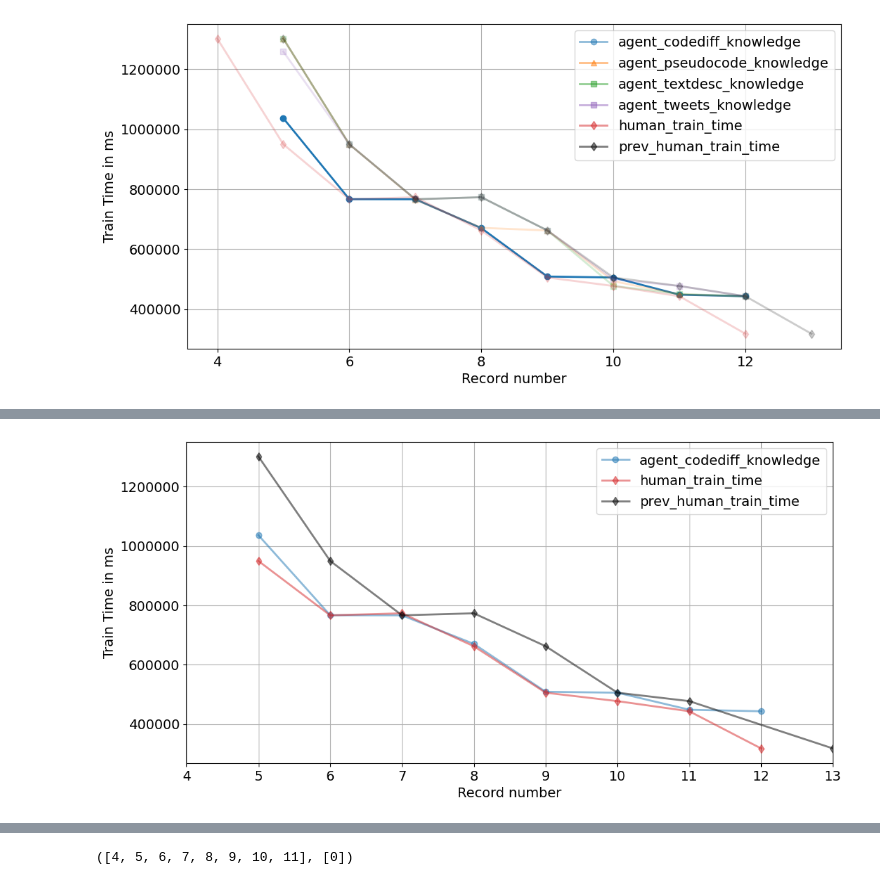
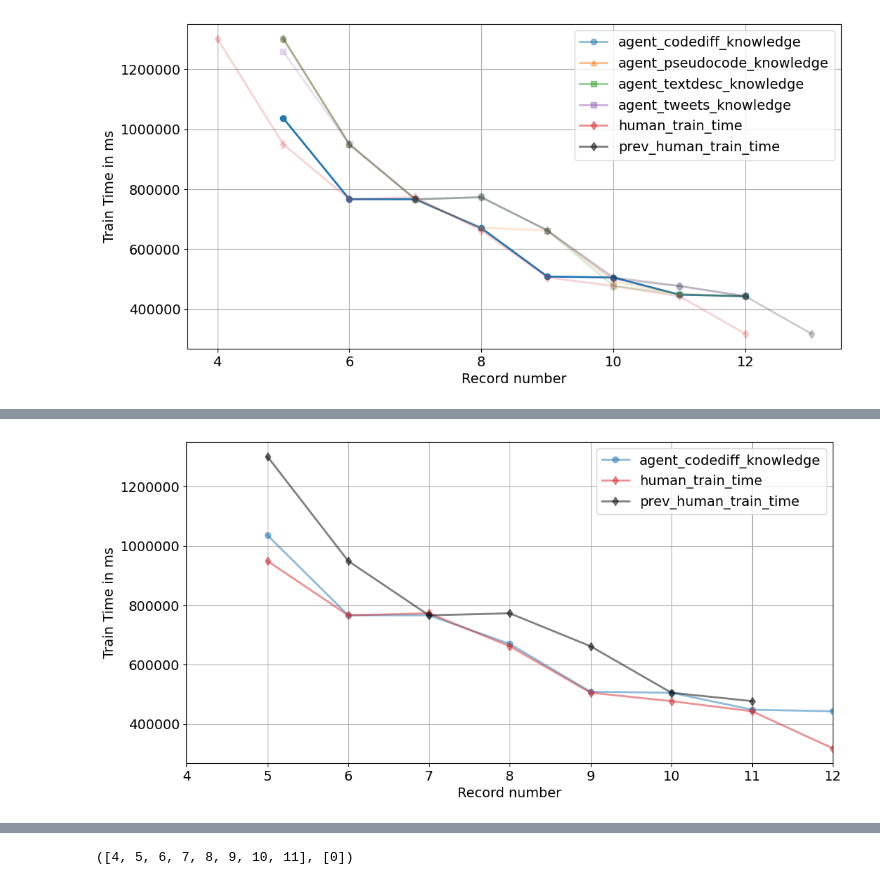
Before and after one commit to facebookresearch/llm-speedrunner, a Jupyter notebook: results.ipynb, the cells around one changed output, grey strips where cells are left out. Saved outputs shown, nothing was run; the diff lists cells and outputs as text; code cells hidden in the pictures.

```diff
--- a/results.ipynb
+++ b/results.ipynb
@@ -8,12 +8,12 @@ from parse_levels import find_levels_in_configs, find_levels_in_configs_glob
 import pandas as pd
 import matplotlib.ticker as ticker
 # %%
-workspace_base_path = lambda item: os.path.join('old_workspaces', 'nanogpt_speedrun', item)
+workspace_base_path = lambda item: os.path.join('/checkpoint/maui/zhaobc/scientist/workspace', 'nanogpt_speedrun', item)
 # %%
 ori_results = find_levels_in_configs_glob(
     [
-        'old_workspaces/nanogpt_speedrun/record_*_20250401_*',
-        'old_workspaces/nanogpt_speedrun/record_*_20250331_*'
+        '/checkpoint/maui/zhaobc/scientist/workspace/nanogpt_speedrun/record_*_20250401_*',
+        '/checkpoint/maui/zhaobc/scientist/workspace/nanogpt_speedrun/record_*_20250331_*'
     ]
 )
 # %% [output]
@@ -429,29 +545,35 @@ del new_human_train_time_dict[4]
 # %%
 cmap = plt.get_cmap('tab10')
 fig, ax = plt.subplots()
 x_list = list(range(5, 12))
 # Plot all curves with initial alpha=0.5
+# del agent_record[12]
+# del new_human_train_time_dict[12]
+# del prev_human_train_time_dict[12]
+# del prev_human_train_time_dict[13]
+# human_std
 ax.plot(agent_record.keys(), agent_record.values(),
         label='agent_codediff_knowledge',
         color=cmap(0), linestyle='-', marker='o', linewidth=2, alpha=0.5, )
 ax.plot(new_human_train_time_dict.keys(), new_human_train_time_dict.values(),
         label='human_train_time',
         color=cmap(3), linestyle='-', marker='d', linewidth=2, alpha=0.5)
 prev_human_train_time_dict = {k + 1: v for k, v in human_train_time_dict.items()}
 del prev_human_train_time_dict[12]
+del prev_human_train_time_dict[13]
 ax.plot(prev_human_train_time_dict.keys(), prev_human_train_time_dict.values(),
         label='prev_human_train_time',
         color='black', linestyle='-', marker='d', linewidth=2, alpha=0.5, )
 ax.set_xlabel('Record number')
 ax.set_ylabel('Train Time in ms')
 ax.grid()
 ax.legend()
 def plain_formatter(x, pos):
     return f"{x:.0f}"
 ax.xaxis.set_major_formatter(ticker.FuncFormatter(plain_formatter))
 ax.yaxis.set_major_formatter(ticker.FuncFormatter(plain_formatter))
-ax.set_xlim(4, 13)  # Set x-axis limits to exclude 12 and 13
+ax.set_xlim(4, 12)  # Set x-axis limits to exclude 12 and 13
 
 plt.savefig('codediff.jpg', dpi=100)
 # %% [output]
-[figure, old version]
+[figure, new version]
```
Also changed, not shown: parts of 14 cells of this notebook.
